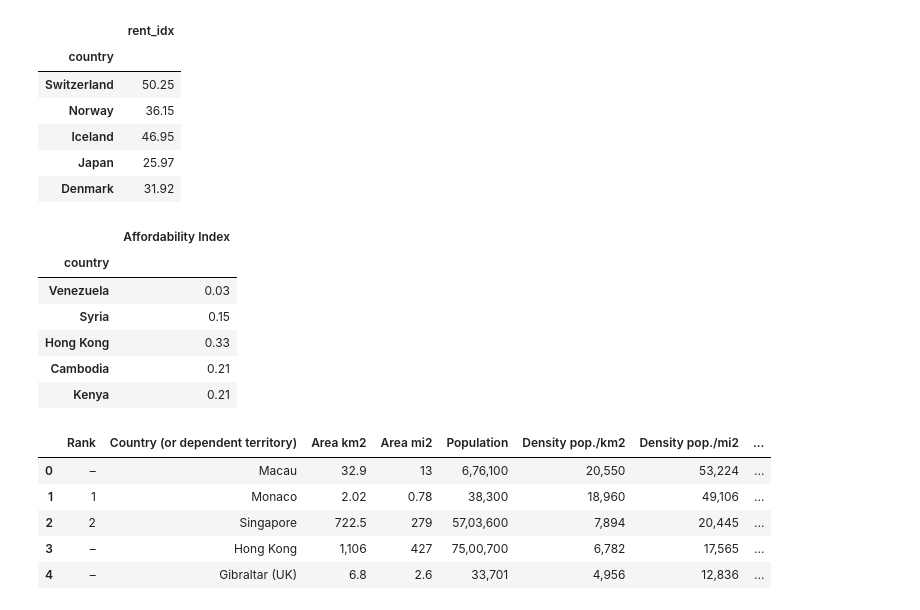
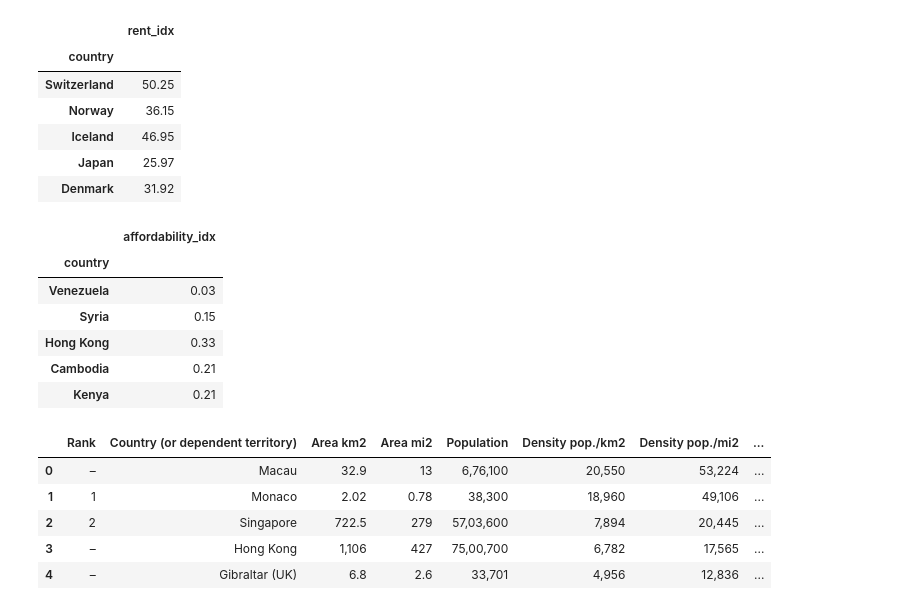
Before and after one commit to fredtan30/Project-2-ETL-Countries-Cost-Living, a Jupyter notebook: Untitled.ipynb, the cells around one changed output. Saved outputs shown, nothing was run; the diff lists cells and outputs as text; code cells hidden in the pictures.

```diff
--- a/Untitled.ipynb
+++ b/Untitled.ipynb
@@ -86,17 +86,17 @@ cost_living_transformed.head()
 # %%
 properties_cols = ["Country","Affordability Index"]
 properties_transformed = properties_df[properties_cols].copy()
 
 #Rename the column headers
-properties_transformed = properties_transformed.rename(columns={"Country":"country","Affordablity Index": "affordablity_idx"})
+properties_transformed = properties_transformed.rename(columns={"Country":"country","Affordability Index": "affordability_idx"})
 
 
 #Set country as index
 properties_transformed.set_index("country",inplace=True)
 
 properties_transformed.head()
 # %% [output]
-|  | Affordability Index |
+|  | affordability_idx |
 | country |  |
 | Venezuela | 0.03 |
 | Syria | 0.15 |
```
Also changed, not shown: parts of 3 cells of this notebook, 1 other file.
